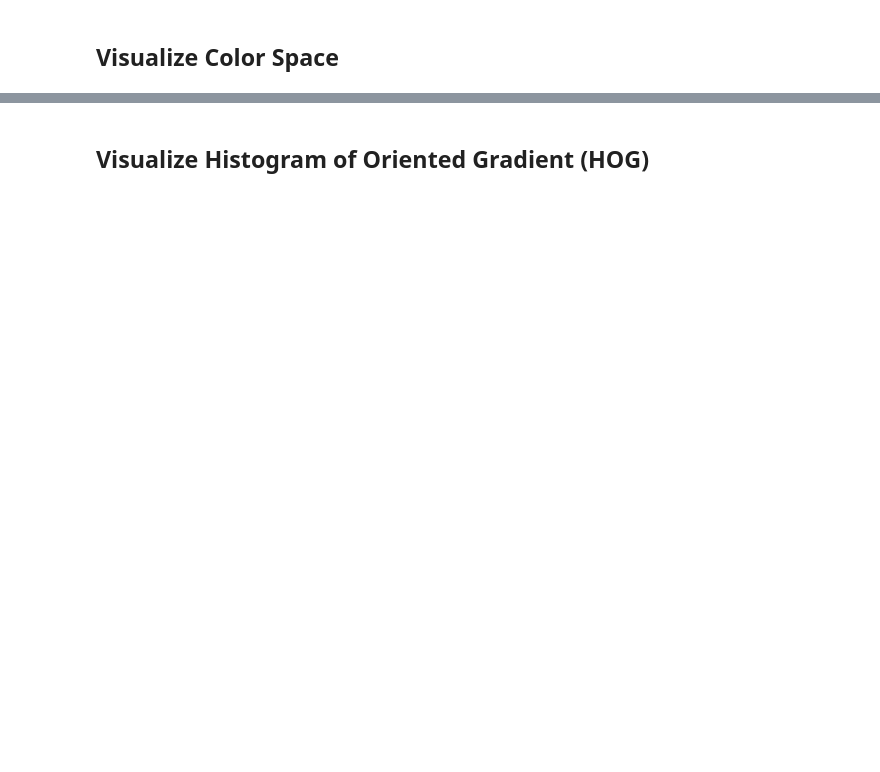
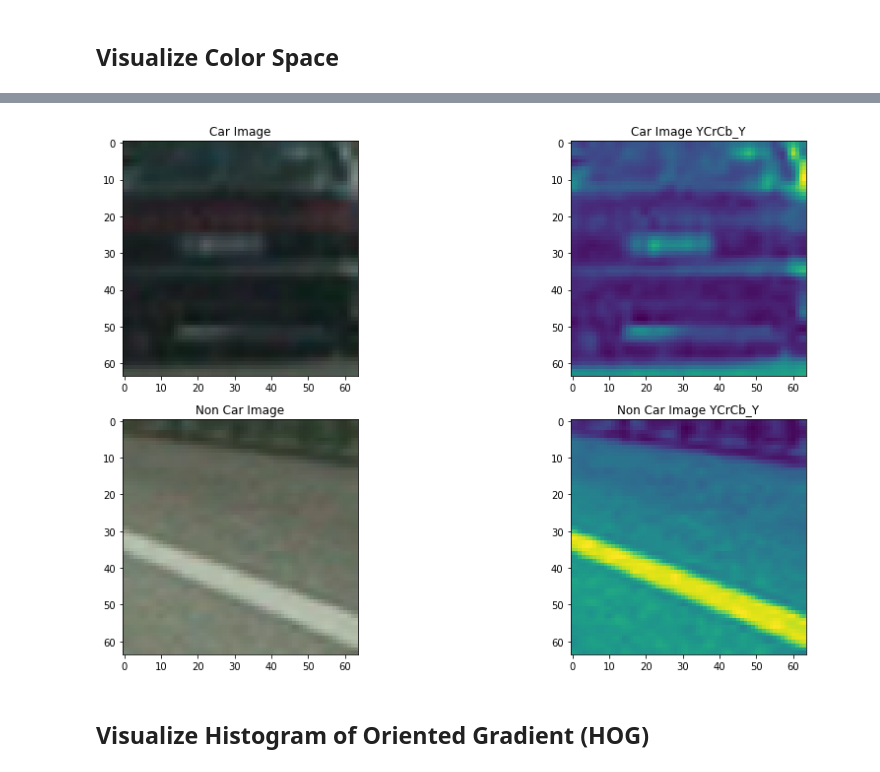
Before and after one commit to udacity-om/ud_self_driving_car_engineer, a Jupyter notebook: CarND-Vehicle-Detection/classifier.ipynb, the cells around one changed output, grey strips where cells are left out. Saved outputs shown, nothing was run; the diff lists cells and outputs as text; code cells hidden in the pictures; blank space fills up the shorter version.

```diff
--- a/CarND-Vehicle-Detection/classifier.ipynb
+++ b/CarND-Vehicle-Detection/classifier.ipynb
@@ -74,23 +93,25 @@ plt.title('YCrCb_Y')
 # %%
 # Select a random non-car image
 random_non_car_image_path = non_car_images[random_index]
 random_non_car_image = mpimg.imread(random_non_car_image_path)
-random_non_car_image_gray = cv2.cvtColor(random_non_car_image, cv2.COLOR_RGB2GRAY)
+random_non_car_image_ycrcb = cv2.cvtColor(random_non_car_image, cv2.COLOR_RGB2YCrCb)
 
 fig = plt.figure(figsize=(15, 8))
 plt.subplot(2,2,1)
 plt.imshow(random_car_image)
 plt.title('Car Image')
 plt.subplot(2,2,2)
-plt.imshow(random_car_image_gray)
-plt.title('Car Image Gray')
+plt.imshow(random_car_image_ycrcb[:,:,0])
+plt.title('Car Image YCrCb_Y')
 plt.subplot(2,2,3)
 plt.imshow(random_non_car_image)
 plt.title('Non Car Image')
 plt.subplot(2,2,4)
-plt.imshow(random_non_car_image_gray)
-plt.title('Non Car Image Gray')
+plt.imshow(random_non_car_image_ycrcb[:,:,0])
+plt.title('Non Car Image YCrCb_Y')
 plt.tight_layout()
+# %% [output]
+[figure, added]
 # %% [markdown]
 ## Visualize Histogram of Oriented Gradient (HOG)
 # %%
```
Also changed, not shown: parts of 11 cells of this notebook, 2 other files.
